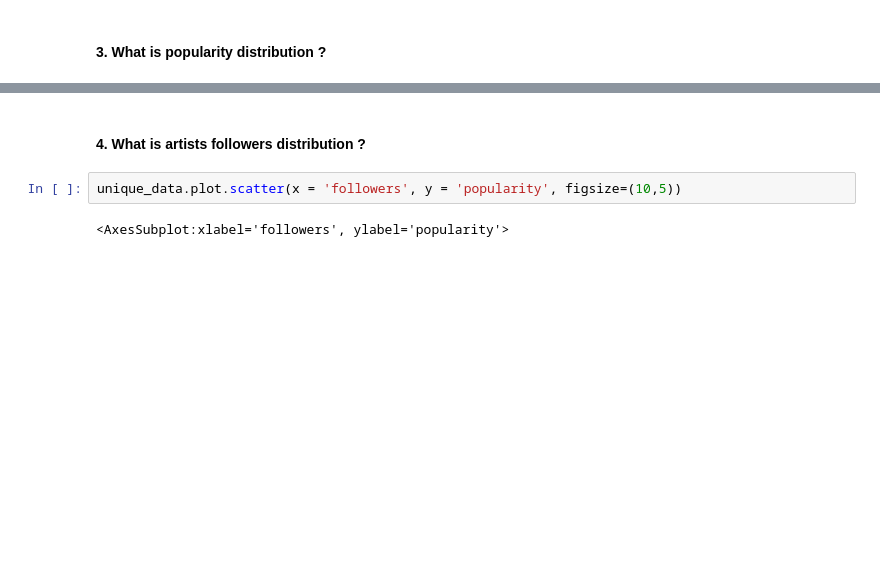
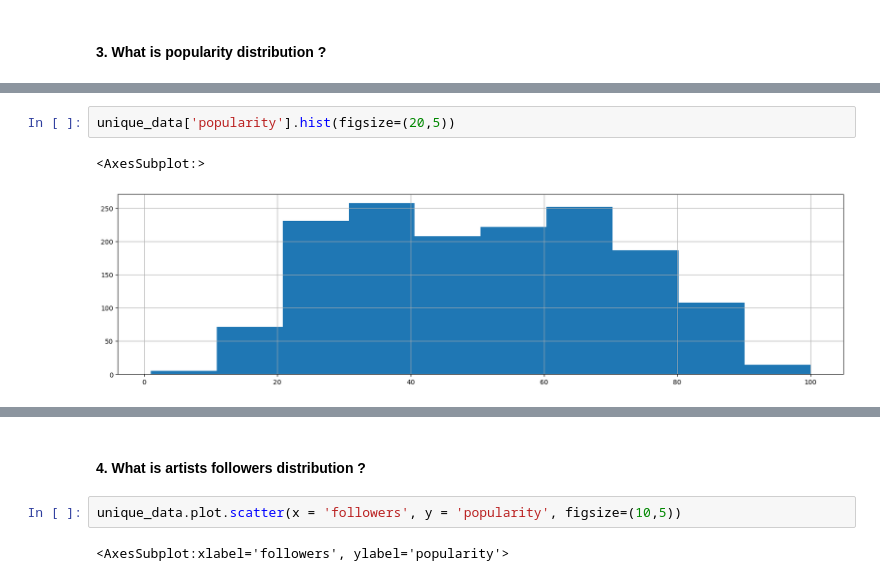
Before and after one commit to quytrungg/Final_Project_CSC14119, a Jupyter notebook: data_exploration/components/artists_data_exploration.ipynb, the cells around one changed output, grey strips where cells are left out. Saved outputs shown, nothing was run; the diff lists cells and outputs as text; blank space fills up the shorter version.

```diff
--- a/data_exploration/components/artists_data_exploration.ipynb
+++ b/data_exploration/components/artists_data_exploration.ipynb
@@ -241,2 +241,7 @@ max      46
 Name: popularity, dtype: int64
+# %%
+unique_data['popularity'].hist(figsize=(20,5))
+# %% [output]
+<AxesSubplot:>
+[figure, added]
 # %%
```
Also changed, not shown: parts of 20 cells of this notebook, 3 other files.
